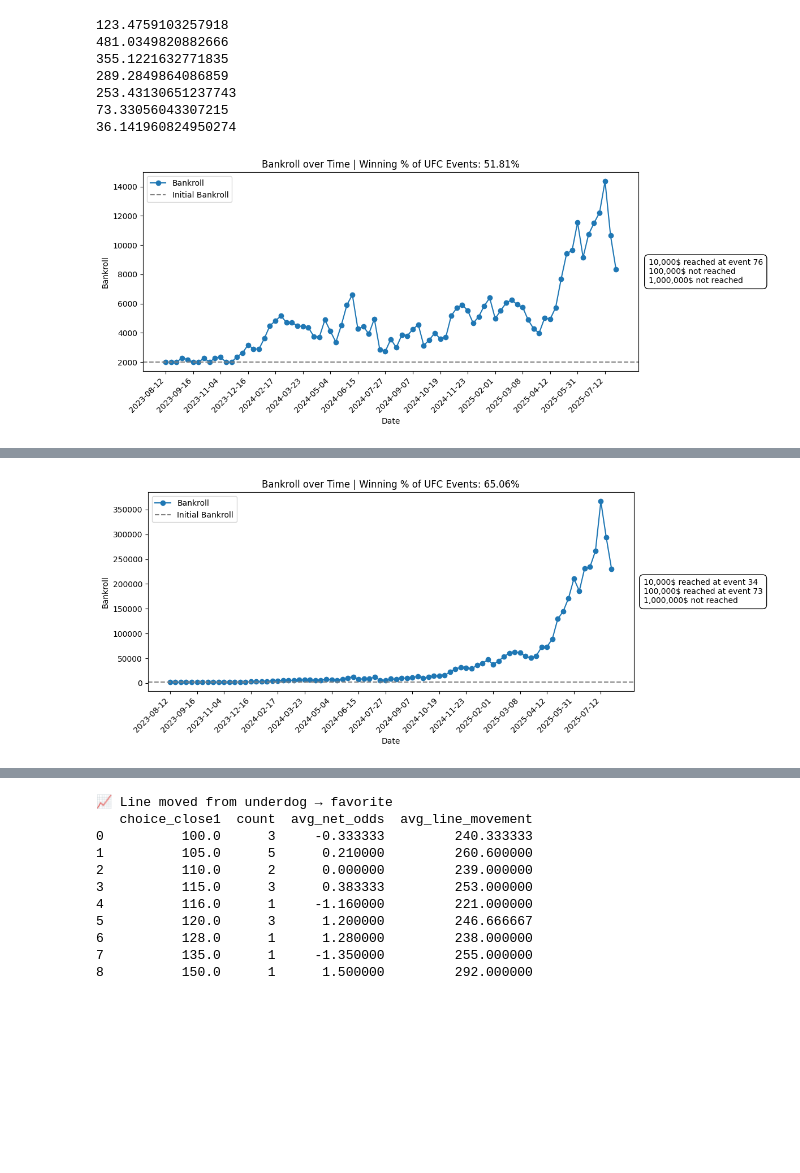
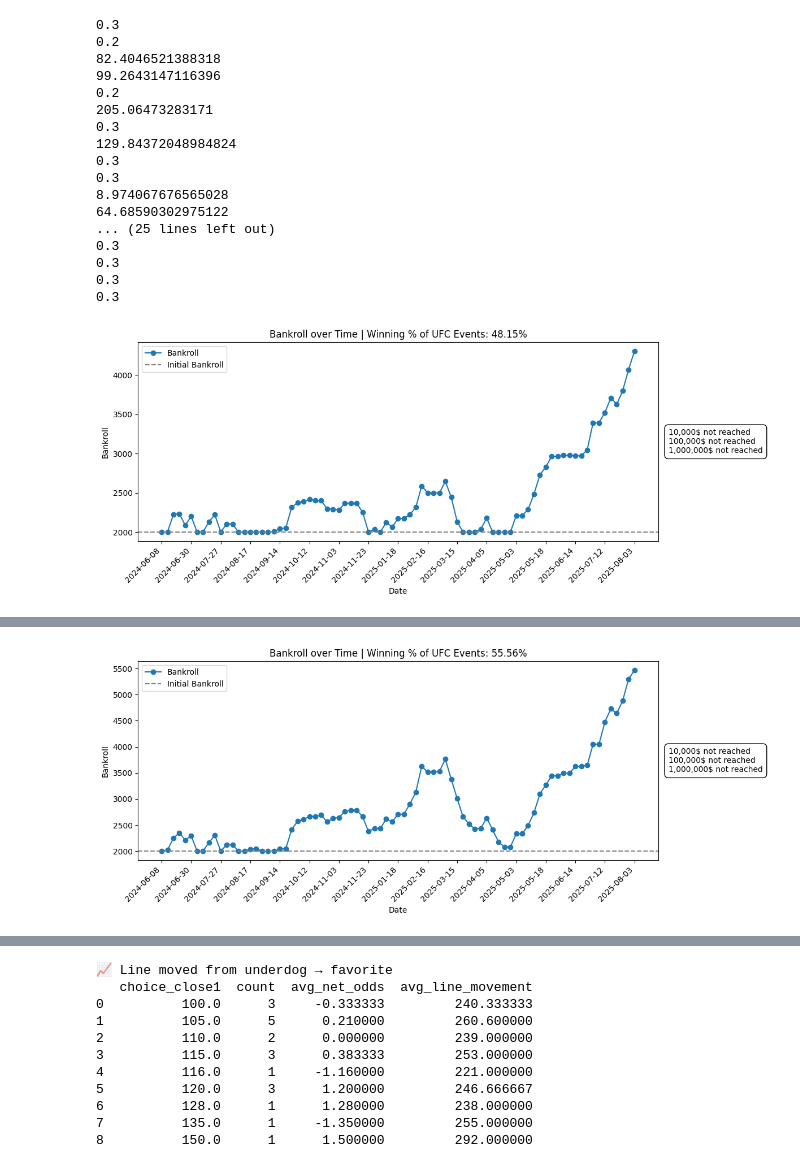
Before and after one commit to jcmarkowicz/sports_betting, a Jupyter notebook: winnigs_calcs/betting_sim.ipynb, the cells around one changed output, grey strips where cells are left out. Drawn from its saved outputs; the diff is of its cells as text; code cells hidden in the pictures; blank space fills up the shorter version.

```diff
--- a/winnigs_calcs/betting_sim.ipynb
+++ b/winnigs_calcs/betting_sim.ipynb
@@ -46,6 +29,6 @@ df_results.head()
 # %%
 from collections import defaultdict
-def fighter_prediction_stats(df, pred_col='pred_winner', red_col='red_fighter', blue_col='blue_fighter', winner_col='winner'):
+def fighter_prediction_stats(df, pred_col='pred_winner', red_col='fighter_red', blue_col='fighter_blue', winner_col='winner'):
 
     stats = defaultdict(lambda: {'correct': 0, 'incorrect': 0})
     for _, row in df.iterrows():
@@ -697,8 +921,10 @@ def plot_backtest(df_results, init_bankroll):
 prob_cols = ['blue_probs', 'red_probs']
 fair_decimal_odds = ['dec_fair_open_blue', 'dec_fair_open_red']  # your decimal odds columns
 real_decimal_odds = ['dec_open_blue', 'dec_open_red']
+df_final = pd.read_csv(r'C:\Users\jcmar\my_files\SportsBetting\data\test_results_lr.csv')
 df_kelly = simulate_kelly(
-    df_results,
+    df_val,
+    df_final,
     prob_cols=prob_cols,
     fair_decimal_cols=fair_decimal_odds,
     real_decimal_cols=real_decimal_odds,
@@ -708,9 +934,14 @@ df_kelly = simulate_kelly(
     bankroll_floor=100,
     portfolio_scaling=False,
     adaptive_scaling=True,
-    max_drawdown=.4,
+    max_drawdown=.45,
     N=1000,
-    preds_history_dict=preds_results_dict,
-    calc_parlay=False
+    preds_history_dict=preds_results_dict,#preds_results_dict
+    kelly_pred_history=False,
+    calc_parlay=True,
+    fighter_history=False,
+    test_nn=False
 )
+plot_parlay_winnings(df_kelly)
+df_kelly.to_csv(r'C:\Users\jcmar\my_files\SportsBetting\data\results_data\kelly1.csv')
 # %% [output]
@@ -797,49 +1288,68 @@ prob_cols = ['blue_probs', 'red_probs']
 fair_decimal_odds = ['dec_fair_close1_blue', 'dec_fair_close1_red']  # your decimal odds columns
 real_decimal_odds = ['dec_close1_blue', 'dec_close1_red']
 df_kelly1 = simulate_kelly(
-    df_results,
+    df_val,
+    df_final,
     prob_cols=prob_cols,
     fair_decimal_cols=fair_decimal_odds,
     real_decimal_cols=real_decimal_odds,
     pred_winner_col='pred_winner',
     date_col='Date',
     init_bankroll=2000,
     bankroll_floor=100,
     portfolio_scaling=False,
     adaptive_scaling=True,
-    max_drawdown=.4,
-    N=1000,
-    preds_history_dict=preds_results_dict,
-    calc_parlay=False
+    max_drawdown=.2,
+    N=3000,
+    preds_history_dict=preds_results_dict,#preds_results_dict
+    kelly_pred_history=False,
+    calc_parlay=False,
+    fighter_history=False,
+    test_nn=True
 )
+
 
 
 prob_cols = ['blue_probs', 'red_probs']
 # fair_decimal_odds = ['dec_fair_open_blue', 'dec_fair_open_red']
 fair_decimal_odds = ['dec_fair_close2_blue', 'dec_fair_close2_red']  # your decimal odds columns
 real_decimal_odds = ['dec_close2_blue', 'dec_close2_red']
 df_kelly2 = simulate_kelly(
-    df_results,
+    df_val,
+    df_final,
     prob_cols=prob_cols,
     fair_decimal_cols=fair_decimal_odds,
     real_decimal_cols=real_decimal_odds,
     pred_winner_col='pred_winner',
     date_col='Date',
     init_bankroll=2000,
     bankroll_floor=100,
     portfolio_scaling=False,
     adaptive_scaling=True,
-    max_drawdown=.4,
-    N=1000,
-    preds_history_dict=preds_results_dict,
-    calc_parlay=False
+    max_drawdown=.2,
+    N=3000,
+    preds_history_dict=preds_results_dict,#preds_results_dict
+    kelly_pred_history=False,
+    calc_parlay=False,
+    fighter_history=False,
+    test_nn=True
 )
 # %% [output]
-123.4759103257918
-481.0349820882666
-355.1221632771835
-289.2849864086859
-253.43130651237743
-73.33056043307215
-36.141960824950274
+0.3
+0.2
+82.4046521388318
+99.2643147116396
+0.2
+205.06473283171
+0.3
+129.84372048984824
+0.3
+0.3
+8.974067676565028
+64.68590302975122
+... (25 lines left out)
+0.3
+0.3
+0.3
+0.3
-[figure, old version]
+[figure, new version]
@@ -852 +1373 @@ df_kelly2 = simulate_kelly(
-[figure, old version]
+[figure, new version]
```
Also changed, not shown: parts of 39 cells of this notebook, 17 other files.
